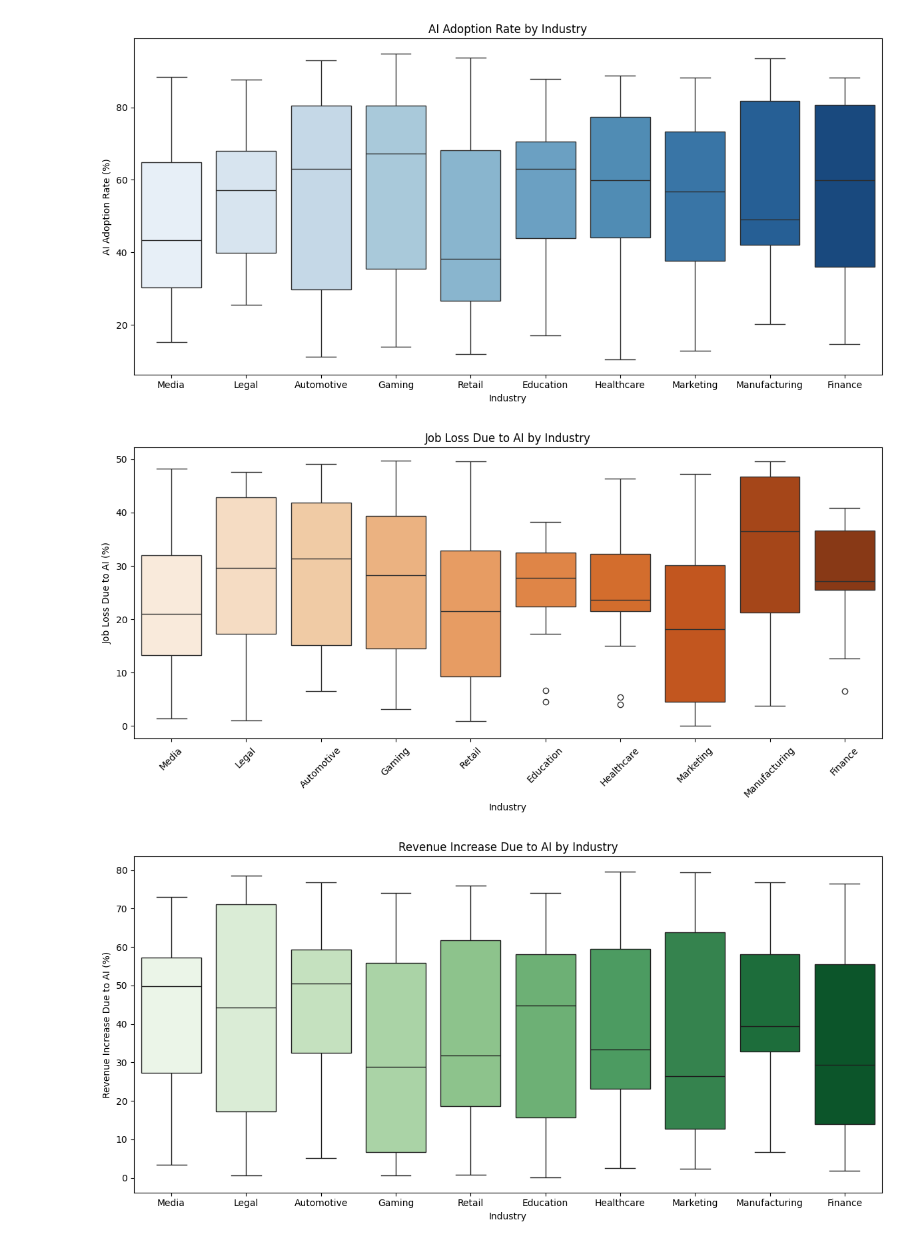
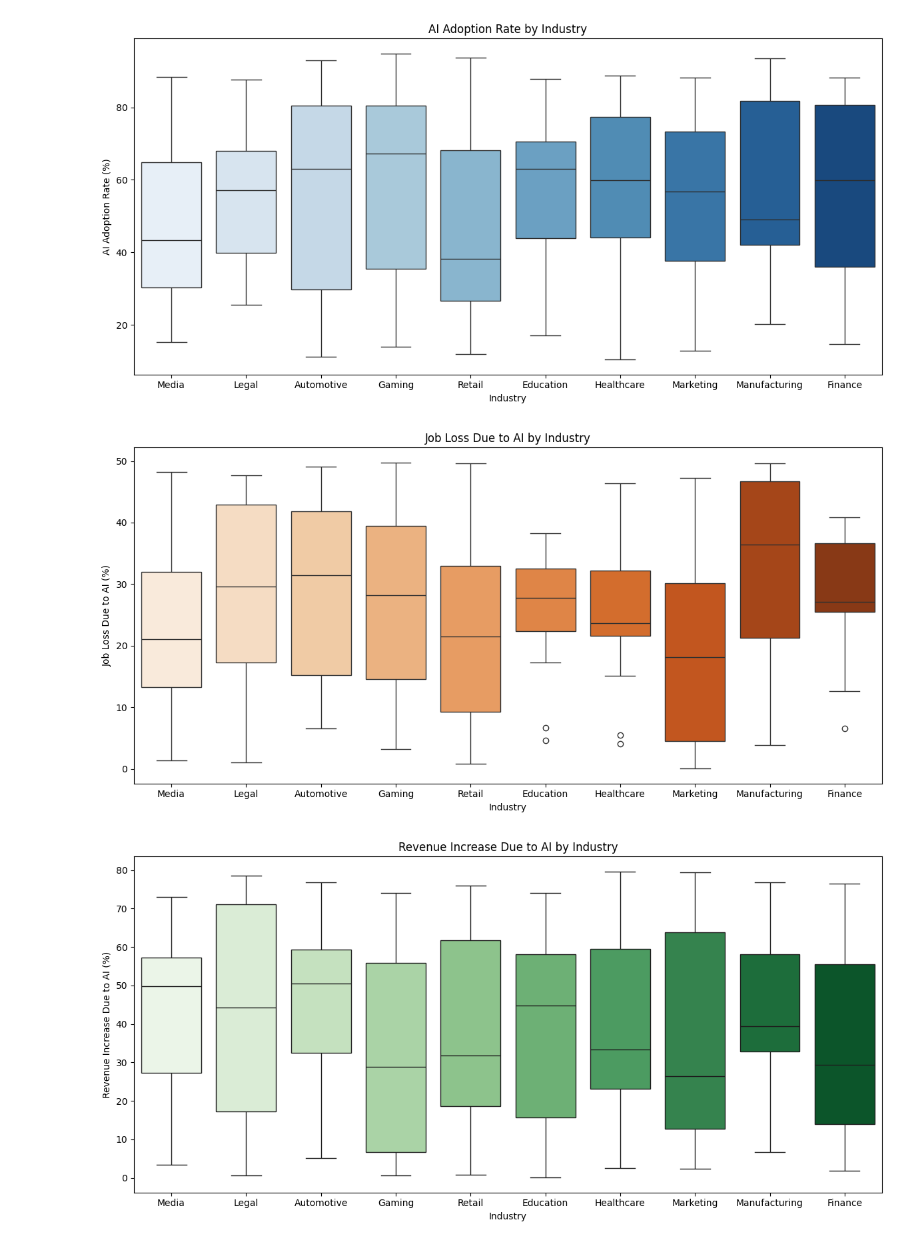
Before and after one commit to AnmolHemani/Advanced-Python, a Jupyter notebook: AI Impact (2020-2025).ipynb, the cells around one changed output. Drawn from its saved outputs; the diff is of its cells as text; code cells hidden in the pictures.

```diff
--- a/AI Impact (2020-2025).ipynb
+++ b/AI Impact (2020-2025).ipynb
@@ -175,14 +175,13 @@ plt.show()
 # %%
 # Job Loss Due to AI by Industry
 
 plt.figure(figsize=(12, 6))
 sns.boxplot(data=df, x='Industry', y='Job Loss Due to AI (%)',hue='Industry', palette='Oranges')
 plt.title('Job Loss Due to AI by Industry')
-plt.xticks(rotation=45)
 plt.tight_layout()
 plt.show()
 # %% [output]
-[figure, old version]
+[figure, new version]
 # %%
 # Revenue Increase Due to AI by Industry
 
```
Also changed, not shown: parts of 8 cells of this notebook.
